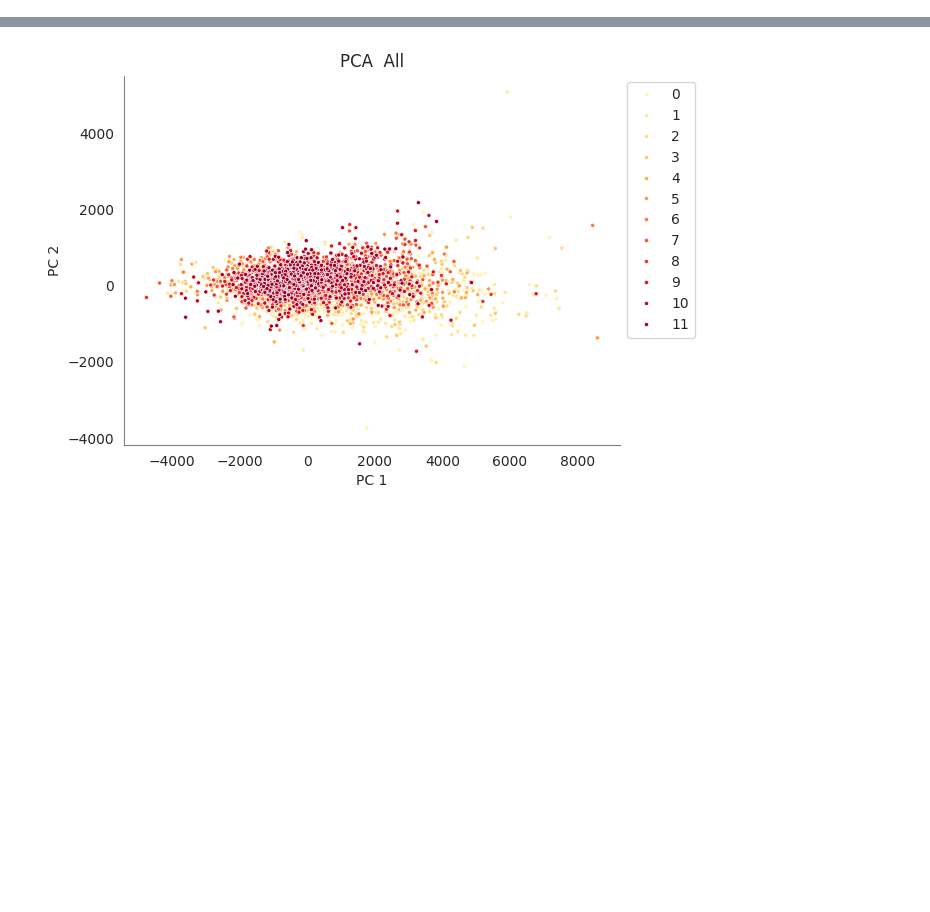
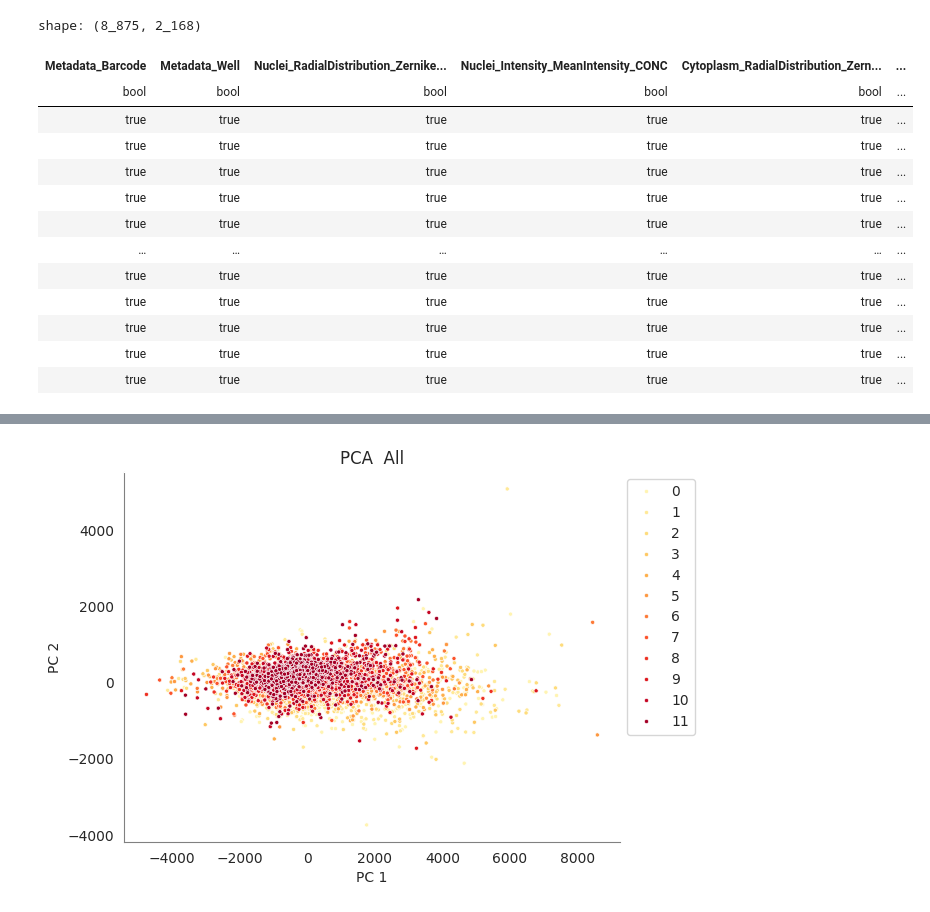
Before and after one commit to pharmbio/colopaint3D, a Jupyter notebook: spher_colo52_v1/5_PCA_slice.ipynb, the cells around one changed output, grey strips where cells are left out. Drawn from its saved outputs; the diff is of its cells as text; code cells hidden in the pictures; blank space fills up the shorter version.

```diff
--- a/spher_colo52_v1/5_PCA_slice.ipynb
+++ b/spher_colo52_v1/5_PCA_slice.ipynb
@@ -115,0 +132,17 @@ feat_pp
+# %%
+df3.sort(['Metadata_Barcode', 'Metadata_Well', 'Metadata_Site']) == df1.sort(['Metadata_Barcode', 'Metadata_Well', 'Metadata_Site'])
+# %% [output]
+shape: (8_875, 2_168)
+| Metadata_Barcode | Metadata_Well | Nuclei_RadialDistribution_Zernike... | Nuclei_Intensity_MeanIntensity_CONC | Cytoplasm_RadialDistribution_Zern... | ... |
+| bool | bool | bool | bool | bool | ... |
+| true | true | true | true | true | ... |
+| true | true | true | true | true | ... |
+| true | true | true | true | true | ... |
+| true | true | true | true | true | ... |
+| true | true | true | true | true | ... |
+| … | … | … | … | … | ... |
+| true | true | true | true | true | ... |
+| true | true | true | true | true | ... |
+| true | true | true | true | true | ... |
+| true | true | true | true | true | ... |
+| true | true | true | true | true | ... |
```
Also changed, not shown: parts of 17 cells of this notebook, 5 other files.
